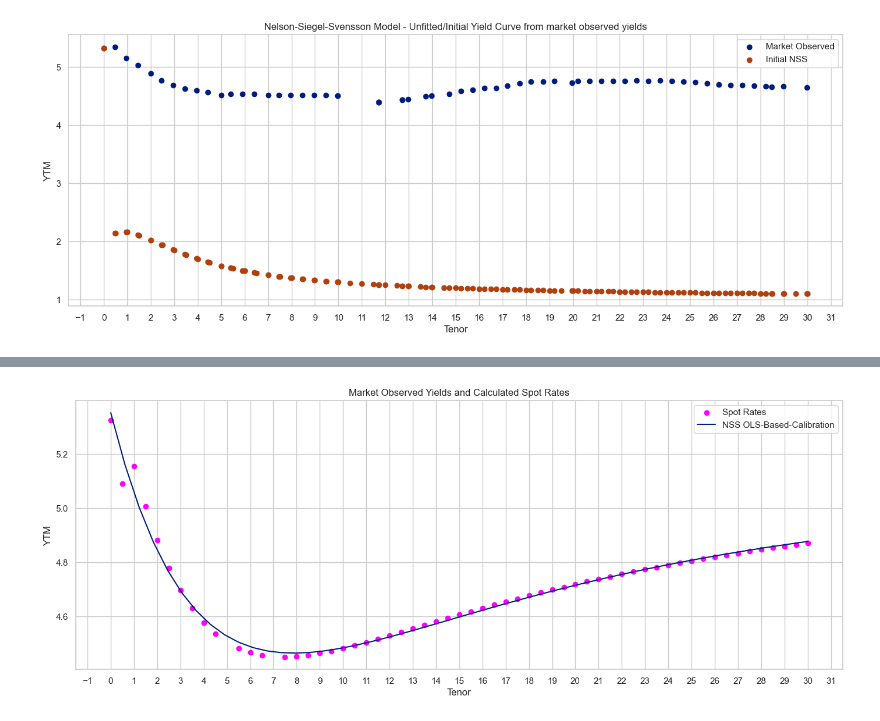
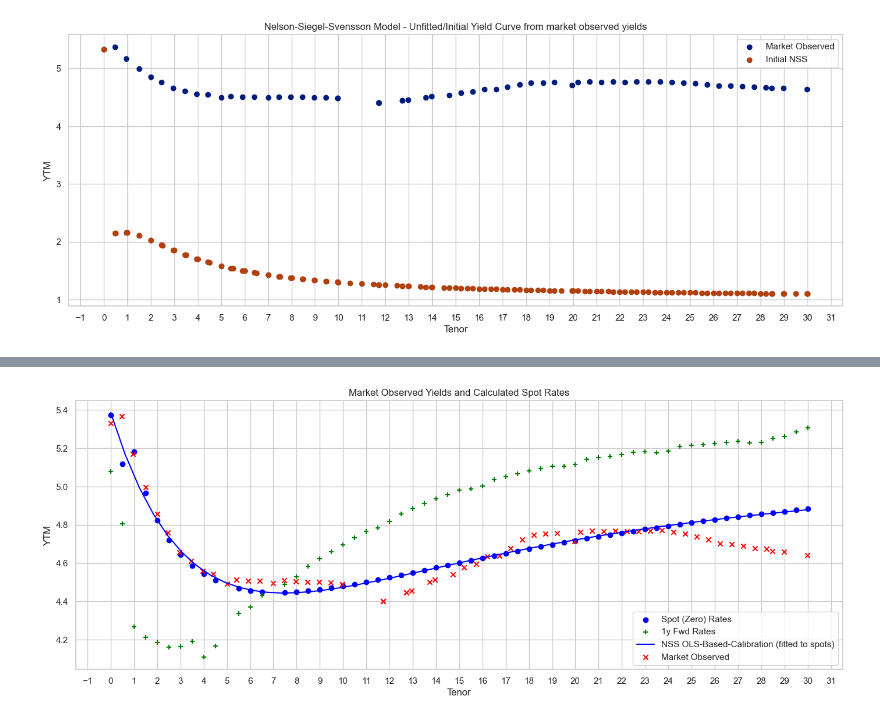
Before and after one commit to cleeclee123/Curve-Your-Enthusiasm-, a Jupyter notebook: curves.ipynb, the cells around one changed output, grey strips where cells are left out. Drawn from its saved outputs; the diff is of its cells as text; code cells hidden in the pictures.

```diff
--- a/curves.ipynb
+++ b/curves.ipynb
@@ -18,6 +18,7 @@ from typing import List, Optional
 from collections import OrderedDict
 
 from nelson_siegel_svensson.calibrate import calibrate_ns_ols, errorfn_ns_ols
+from fredapi import Fred
 
 from fetch_treasuries import multi_download_year_treasury_par_yield_curve_rate
 from utils import plot_yield_curves
@@ -25,6 +26,9 @@ from utils import plot_yield_curves
 import nest_asyncio
 nest_asyncio.apply()
 
+from dotenv import dotenv_values
+config = dotenv_values(".env")
+
 sns.set(style="whitegrid", palette="dark")
 warnings.filterwarnings('ignore', category=FutureWarning)
 warnings.filterwarnings('ignore', category=pd.errors.SettingWithCopyWarning)
@@ -529,9 +532,21 @@ for r, m in zip(bond_rates, bond_maturities):
     bond_helpers.append(helper)
 
 rate_helpers = depo_helpers + bond_helpers
-yieldcurve = ql.PiecewiseLogCubicDiscount(calc_date, rate_helpers, day_count)
+# yieldcurve = ql.PiecewiseLogLinearDiscount(calc_date, rate_helpers, day_count)
+# yieldcurve = ql.PiecewiseLogCubicDiscount(calc_date, rate_helpers, day_count)
+# yieldcurve = ql.PiecewiseLinearZero(calc_date, rate_helpers, day_count)
+# yieldcurve = ql.PiecewiseCubicZero(calc_date, rate_helpers, day_count)
+# yieldcurve = ql.PiecewiseLinearForward(calc_date, rate_helpers, day_count)
+yieldcurve = ql.PiecewiseSplineCubicDiscount(calc_date, rate_helpers, day_count)
+# instantaneous_fwd_curve = ql.ForwardSpreadedTermStructure(
+#     ql.YieldTermStructureHandle(yieldcurve), ql.QuoteHandle(ql.SimpleQuote(0.0))
+# )
+forward_term_structure = ql.YieldTermStructureHandle(yieldcurve)
+forward_term_structure.enableExtrapolation()
 # %%
 spots = []
+forwards = []
+oneyear_forwards = []
 tenors = []
 for d in yieldcurve.dates():
     yrs = day_count.yearFraction(calc_date, d)
@@ -543,25 +558,55 @@ for d in yieldcurve.dates():
         day_count, compounding, freq, calc_date, d
     ).rate()
     spots.append(100 * eq_rate)
+    forwards.append(forward_term_structure.forwardRate(d, d, day_count, ql.Compounded).rate() * 100)
+    oneyear_forwards.append(forward_term_structure.forwardRate(d, d + ql.Period('1Y'), ql.Actual360(), ql.Compounded).rate() * 100)
 # %%
 curve, status = calibrate_ns_ols(
     fitted_ust_curve_df["time_to_maturity"].values,
     np.array(spots[1:]),
     tau0=1.0,
 )
 assert status.success
 
 t2 = np.linspace(0, 30)
 
 plt.figure(figsize=(17, 6))
-plt.scatter(list(fitted_ust_curve_df["time_to_maturity"]), spots[1:], marker="o", color="magenta", label="Spot Rates")
-plt.plot(t2, curve(t2), "b-", label="NSS OLS-Based-Calibration")
+
+plt.scatter(
+    list(fitted_ust_curve_df["time_to_maturity"]),
+    spots[1:],
+    marker="o",
+    color="blue",
+    label="Spot (Zero) Rates",
+)
+plt.scatter(
+    list(fitted_ust_curve_df["time_to_maturity"]),
+    oneyear_forwards[1:],
+    marker="+",
+    color="green",
+    label="1y Fwd Rates",
+)
+plt.plot(
+    t2,
+    curve(t2),
+    "b-",
+    label="NSS OLS-Based-Calibration (fitted to spots)",
+    color="blue",
+)
+plt.scatter(
+    df_observed_usts["time_to_maturity"],
+    df_observed_usts["YTM"],
+    marker="x",
+    color="red",
+    label="Market Observed",
+)
+
 plt.title("Market Observed Yields and Calculated Spot Rates")
 plt.gca().xaxis.set_major_locator(plt.MultipleLocator(1))
 plt.xlabel("Tenor")
 plt.ylabel("YTM")
 plt.grid(True)
 plt.legend()
 plt.show()
 # %% [output]
-[figure, old version]
+[figure, new version]
```
Also changed, not shown: parts of 12 cells of this notebook, 1 other file.
